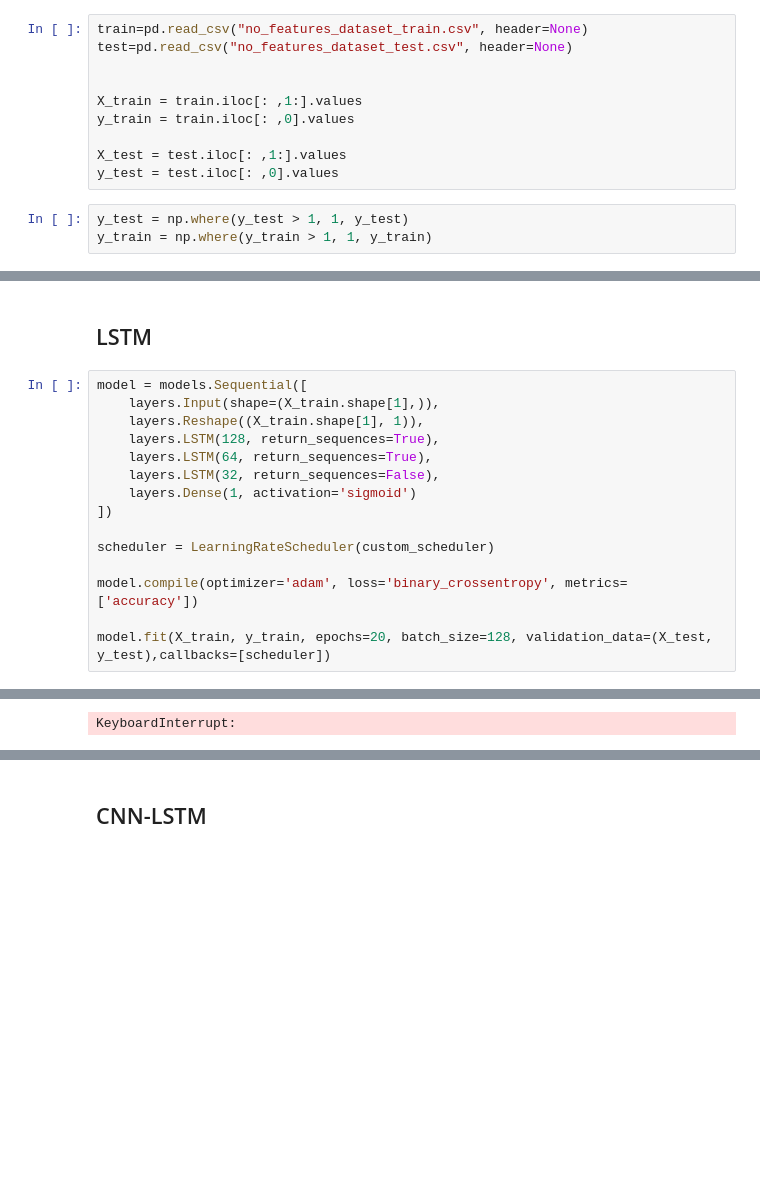
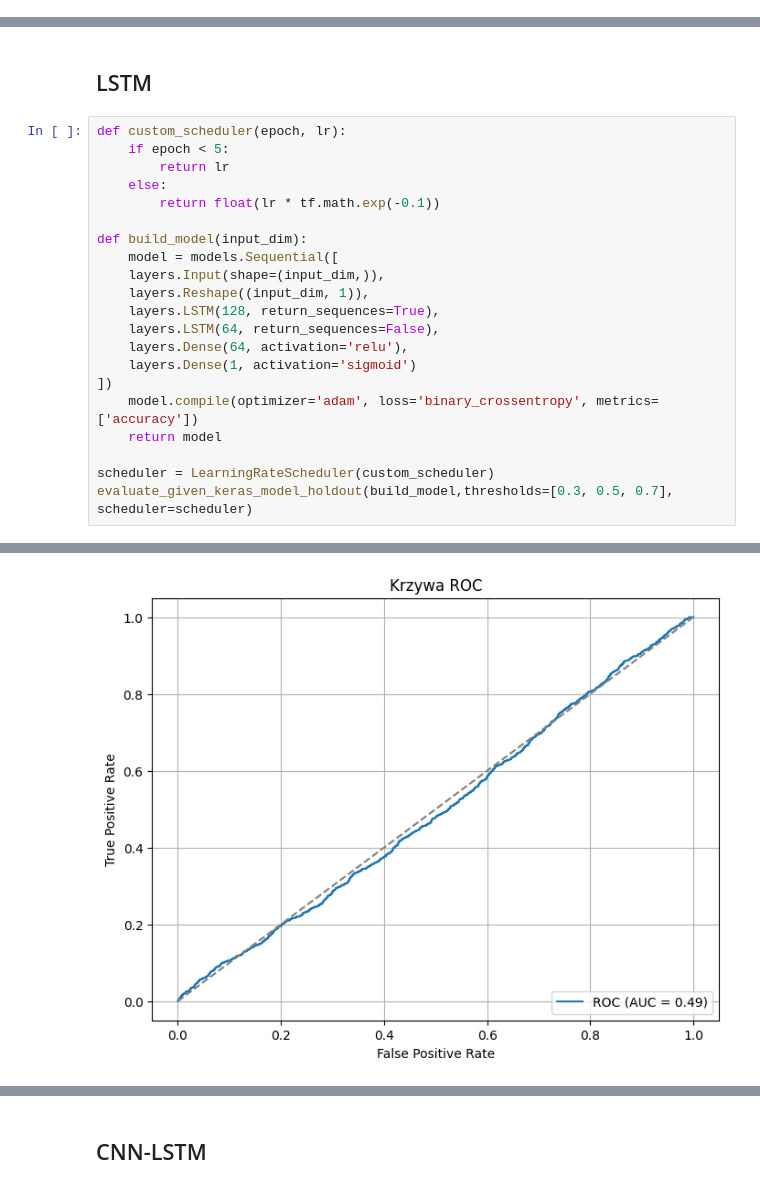
Before and after one commit to KulsonKula/Application-of-artificial-intelligence-methods-for-arrhythmia-detection-based-on-PPG-signal, a Jupyter notebook: src/holdout/nauka_bezchech.ipynb, the cells around one changed output, grey strips where cells are left out. Cells and saved outputs as stored; diff of their text form; blank space fills up the shorter version.

```diff
--- a/src/holdout/nauka_bezchech.ipynb
+++ b/src/holdout/nauka_bezchech.ipynb
@@ -80,13 +31,0 @@ def test_model(model,X_test,y_test,THRESHOLD=0.9):
-# %%
-train=pd.read_csv("no_features_dataset_train.csv", header=None)
-test=pd.read_csv("no_features_dataset_test.csv", header=None)
-
-
-X_train = train.iloc[: ,1:].values
-y_train = train.iloc[: ,0].values
-
-X_test = test.iloc[: ,1:].values
-y_test = test.iloc[: ,0].values
-# %%
-y_test = np.where(y_test > 1, 1, y_test)
-y_train = np.where(y_train > 1, 1, y_train)
@@ -225,18 +156,24 @@ True 1    2175     2777
 # %% [markdown]
 ## LSTM
 # %%
-model = models.Sequential([
-    layers.Input(shape=(X_train.shape[1],)),
-    layers.Reshape((X_train.shape[1], 1)),
+def custom_scheduler(epoch, lr):
+    if epoch < 5:
+        return lr
+    else:
+        return float(lr * tf.math.exp(-0.1))
+
+def build_model(input_dim):
+    model = models.Sequential([
+    layers.Input(shape=(input_dim,)),
+    layers.Reshape((input_dim, 1)),
     layers.LSTM(128, return_sequences=True),
-    layers.LSTM(64, return_sequences=True),
-    layers.LSTM(32, return_sequences=False),
+    layers.LSTM(64, return_sequences=False),
+    layers.Dense(64, activation='relu'),
     layers.Dense(1, activation='sigmoid')
 ])
+    model.compile(optimizer='adam', loss='binary_crossentropy', metrics=['accuracy'])
+    return model
 
 scheduler = LearningRateScheduler(custom_scheduler)
-
-model.compile(optimizer='adam', loss='binary_crossentropy', metrics=['accuracy'])
-
-model.fit(X_train, y_train, epochs=20, batch_size=128, validation_data=(X_test, y_test),callbacks=[scheduler])
+evaluate_given_keras_model_holdout(build_model,thresholds=[0.3, 0.5, 0.7], scheduler=scheduler)
 # %% [output]
@@ -245 +197 @@ Epoch 1/20
-KeyboardInterrupt:
+[figure, added]
```
Also changed, not shown: parts of 11 cells of this notebook, 31 other files.
